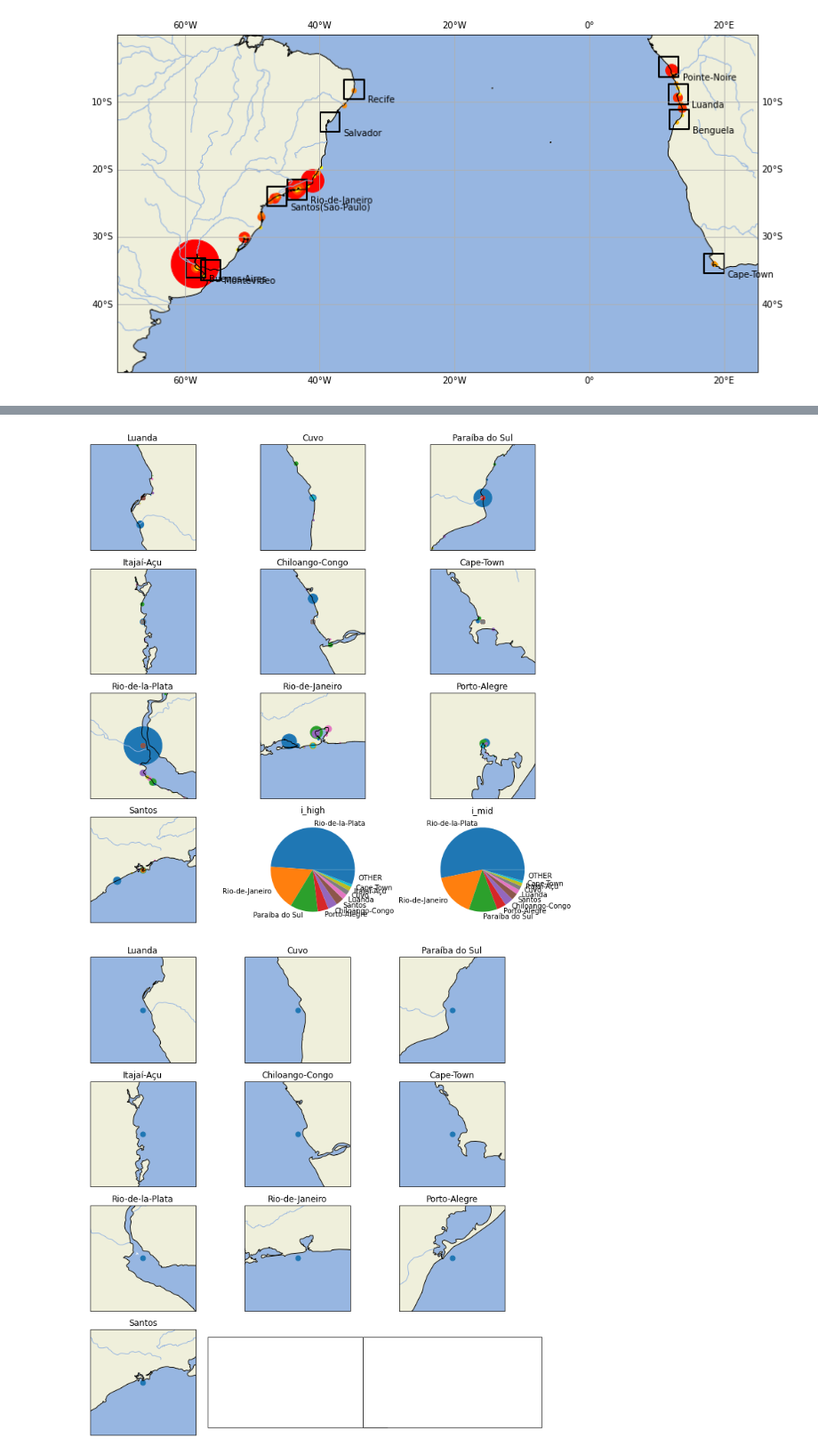
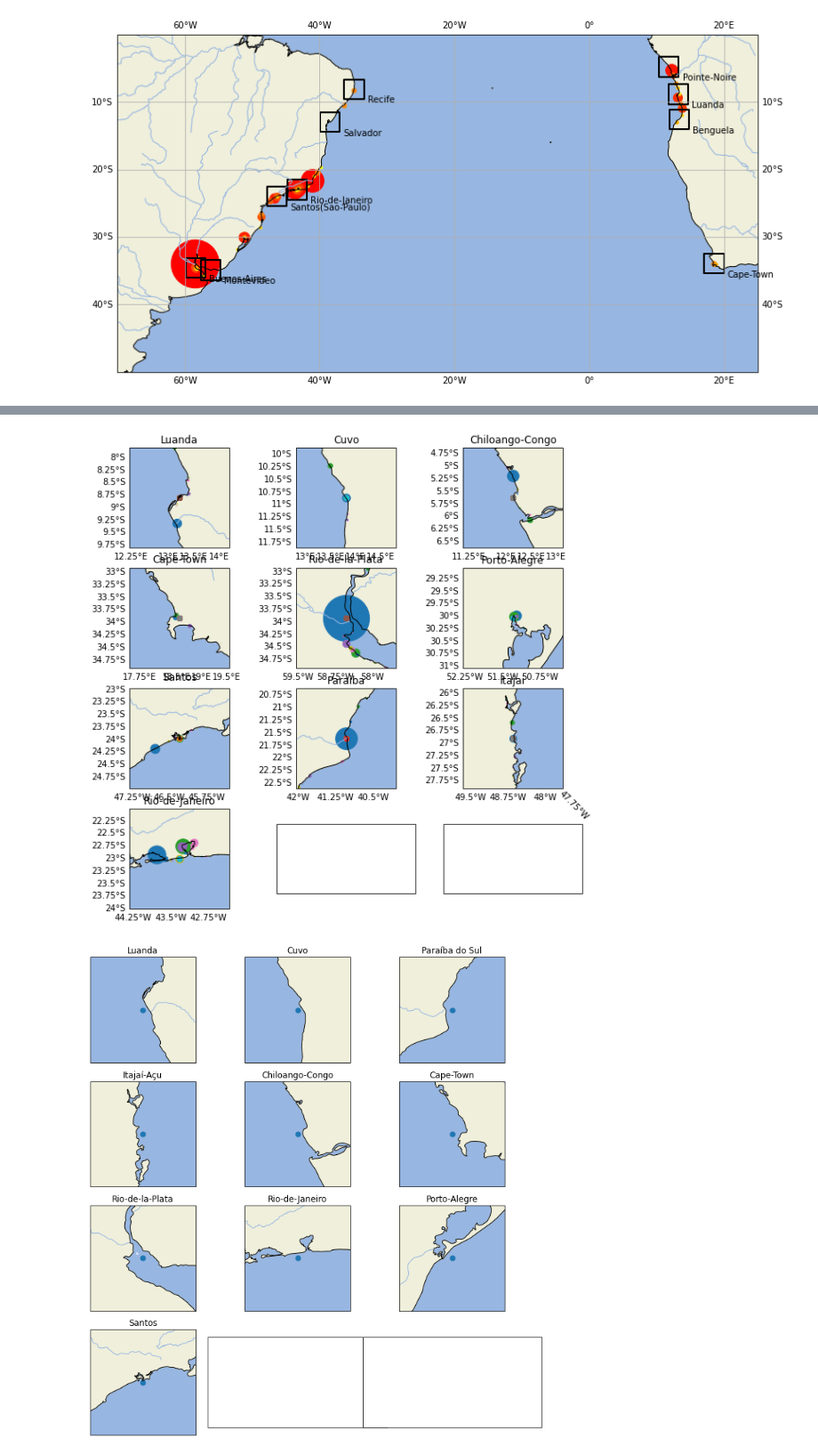
Before and after one commit to OceanParcels/BayesianAnalysis_SouthAtlantic, a Jupyter notebook: notebooks/River_plastic_sources.ipynb, the cells around one changed output, grey strips where cells are left out. Shown at 89% size. Saved outputs shown, nothing was run; the diff lists cells and outputs as text; code cells hidden in the pictures.

Commit message:
create delayed_release_analysis nb. revisit some of my plots for the presentations.

```diff
--- a/notebooks/River_plastic_sources.ipynb
+++ b/notebooks/River_plastic_sources.ipynb
@@ -122,11 +122,11 @@ for city in city_coords.keys():
 # %%
 cluster_locations = {'Luanda':(-8.82, 13.22),
                      'Cuvo':(-10.87917, 13.81250),
-                     'Paraiba':(-21.6208, -41.0375),
-                     'Itajai':(-26.9125, -48.6458),
                      'Chiloango-Congo':(-5.6442, 12.1375),
-                    'Cape-Town':(-33.93, 18.56),
+                     'Cape-Town':(-33.93, 18.56),
                     'Rio-de-la-Plata':(-33.9375, -58.5208),
-                    'Rio-de-Janeiro':(-23.01250, -43.32083),
                     'Porto-Alegre':(-30.051, -51.285),
-                    'Santos':(-23.9875, -46.2958)}
+                    'Santos':(-23.9875, -46.2958),
+                    'Paraiba':(-21.6208, -41.0375),
+                    'Itajai':(-26.9125, -48.6458),
+                    'Rio-de-Janeiro':(-23.01250, -43.32083)}
@@ -263,36 +400,38 @@ cluster_locations
 # %%
 fig,ax = plt.subplots(ncols=3,nrows=4,figsize=(10,10),
                       subplot_kw={'projection': ccrs.PlateCarree()})
 r = 1
 i = 0
 for k, loc in enumerate(cluster_locations):
     j = k%3
     lat_BA, lon_BA = cluster_locations[loc]
 
     ax[i,j].set_extent([lon_BA-r, lon_BA+r, lat_BA-r, lat_BA+r], crs=ccrs.PlateCarree())
     ax[i,j].add_feature(cfeature.OCEAN)
     ax[i,j].add_feature(cfeature.LAND)
     ax[i,j].add_feature(cfeature.COASTLINE)
     ax[i,j].add_feature(cfeature.RIVERS)
     ax[i,j].set_title(loc)
-#     ax[i,j].scatter(lon_BA, lat_BA, s=sorted_rivers['i_high'][k])
-
+    g1 = ax[i,j].gridlines(draw_labels=True, dms=False, x_inline=False, y_inline=False,
+            color='black', linestyle='--', alpha=0.0)
+    g1.top_labels = False
+    g1.right_labels = False
 
     loc_df = rivers_per_location(sorted_rivers, cluster_locations[loc], 1)
     for m in loc_df.index:
         ax[i,j].scatter(loc_df['X'][m], loc_df['Y'][m], s=loc_df['i_high'][m]*0.5)
         ax[i,j].scatter(cluster_locations[loc][1], cluster_locations[loc][0])
 
     #print(f'({lat_BA:0.5f}, {lon_BA:0.5f})')
     if j%3 == 2: i+=1
 
-ax[3,1].pie(priors['i_high'], labels=priors.index);
-ax[3,1].set_title('i_high');
-ax[3,2].pie(priors['i_mid'], labels=priors.index);
-ax[3,2].set_title('i_mid');
-plt.tight_layout()
+# ax[3,1].pie(priors['i_high'], labels=priors.index);
+# ax[3,1].set_title('i_high');
+# ax[3,2].pie(priors['i_mid'], labels=priors.index);
+# ax[3,2].set_title('i_mid');
+# plt.tight_layout()
 # %% [output]
-[figure, old version]
+[figure, new version]
 # %%
 parcels_origin = {'Luanda': (-9.3, 13.),
                  'Cuvo': (-10.87917, 13.7),
```
Also changed, not shown: parts of 26 cells of this notebook, 5 other files.
